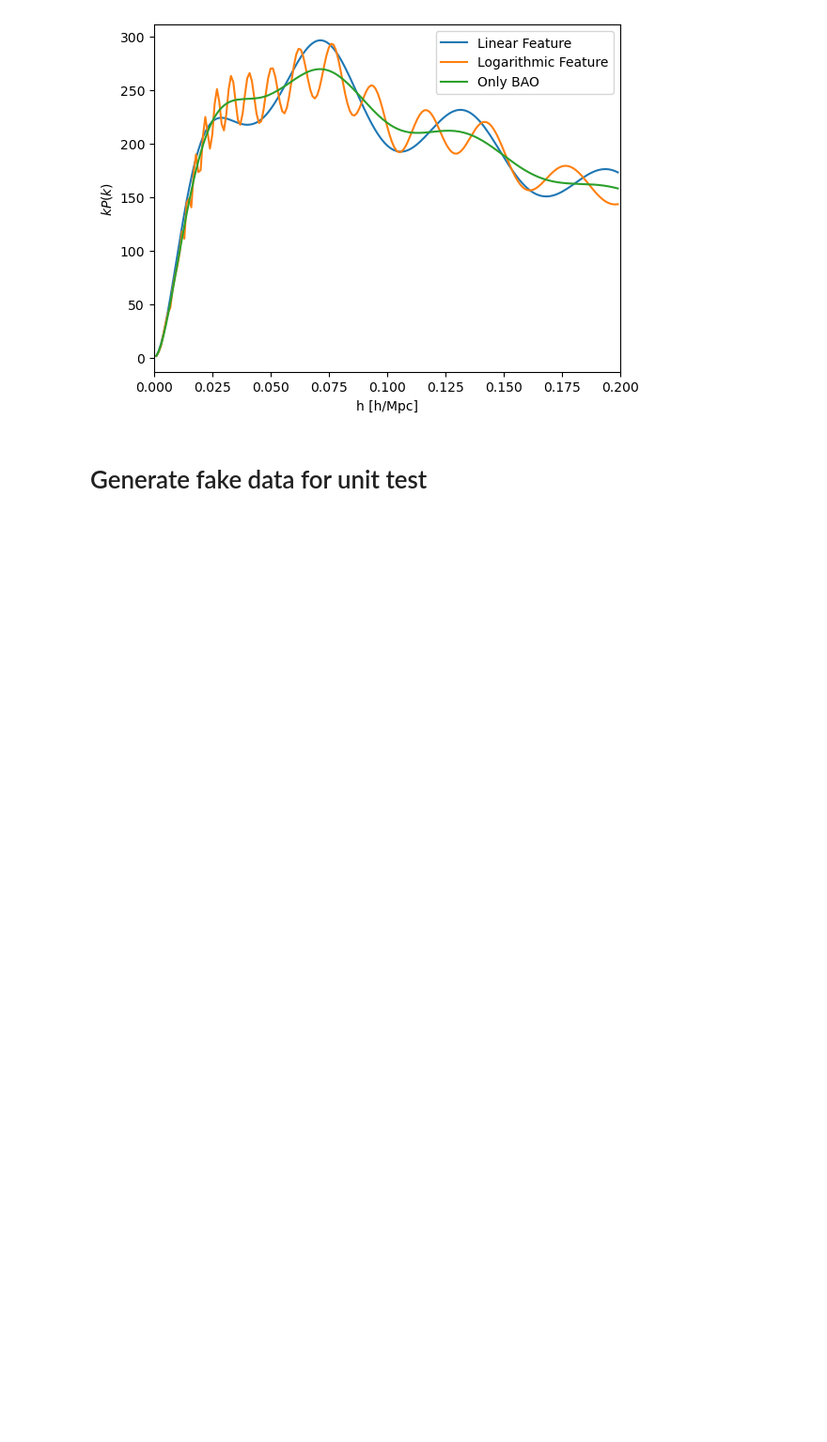
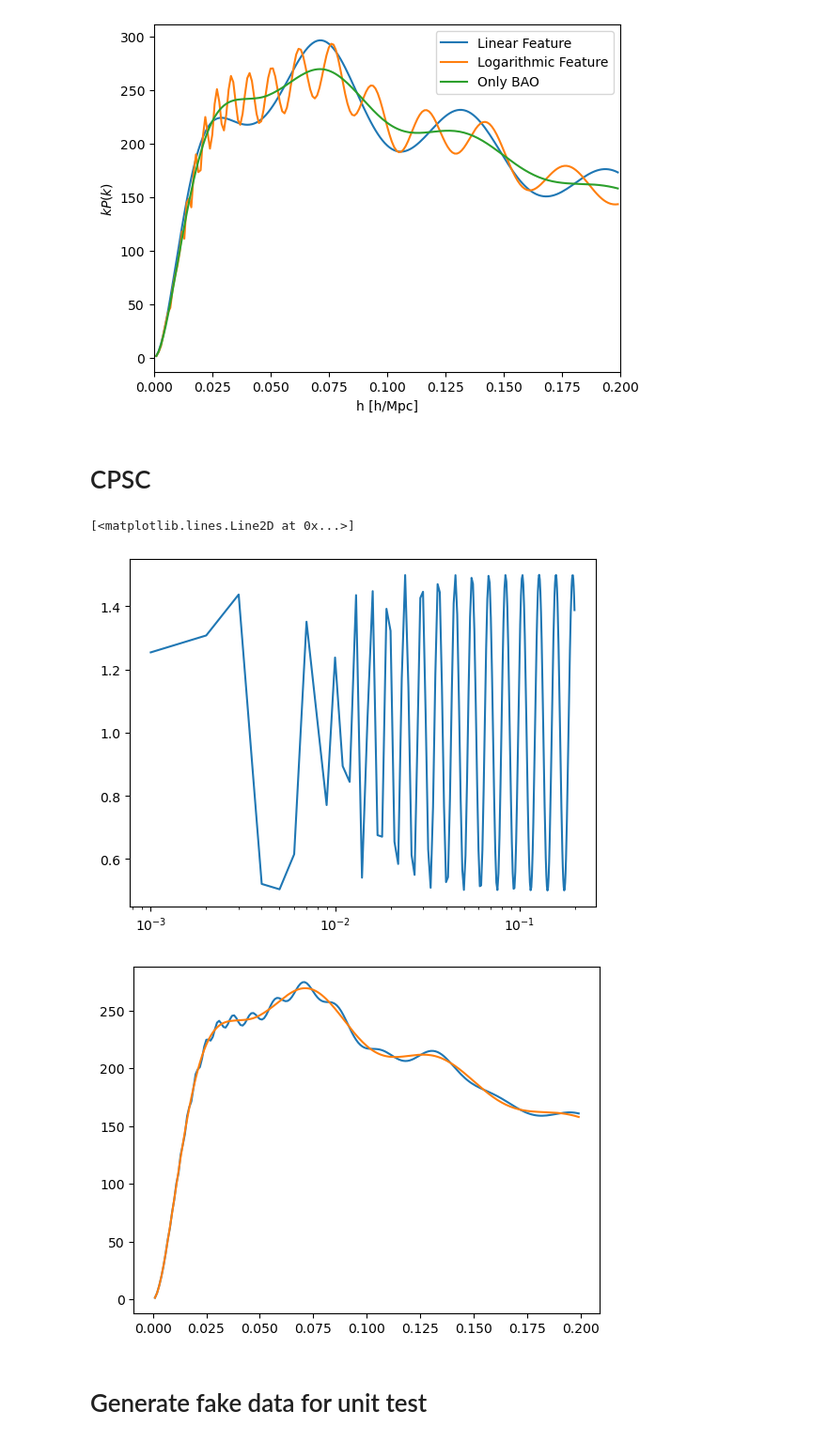
Before and after one commit to tmmergulhao/primordial_features, a Jupyter notebook: nb/example0_powerspectrum_constructor.ipynb, the cells around one changed output. Shown at 94% size. Drawn from its saved outputs; the diff is of its cells as text; code cells hidden in the pictures; blank space fills up the shorter version.

```diff
--- a/nb/example0_powerspectrum_constructor.ipynb
+++ b/nb/example0_powerspectrum_constructor.ipynb
@@ -59,6 +59,26 @@ Logarithmic Feature
 Only BAO
 Text(0, 0.5, '$kP(k)$')
 [figure]
+# %% [markdown]
+# CPSC
+# %%
+ps_model_CPSC = PowerSpectrumConstructor(fn, 'cpsc', kh_data)
+
+dP = 0.02
+N0 = 30
+log10_m_over_H = 1
+ps_CPSC = ps_model_log.Evaluate_bare(params + [dP, N0, log10_m_over_H])
+
+plt.plot(kh_data,x/ps_none, label = 'CPSC/BAO')
+plt.xscale('log')
+
+plt.figure()
+plt.plot(kh_data,kh_data*ps_CPSC, label = 'CPSC')
+plt.plot(kh_data,kh_data*ps_none, label = 'CPSC')
+# %% [output]
+[<matplotlib.lines.Line2D at 0x...>]
+[figure, added]
+[figure, added]
 # %% [markdown]
 # Generate fake data for unit test
 # %% [markdown]
```
Also changed, not shown: 11 other files.
